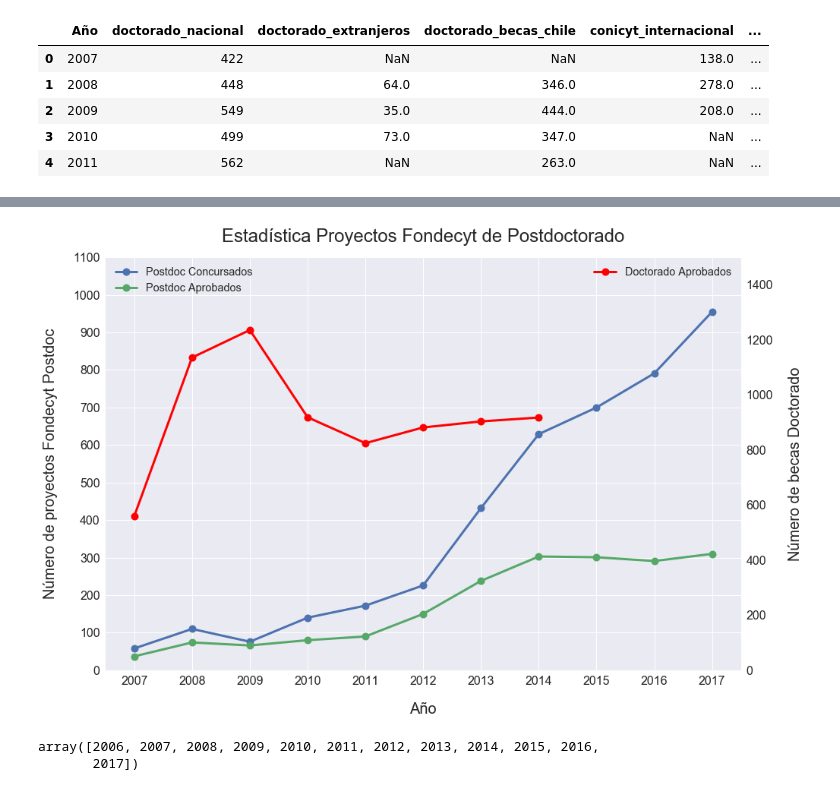
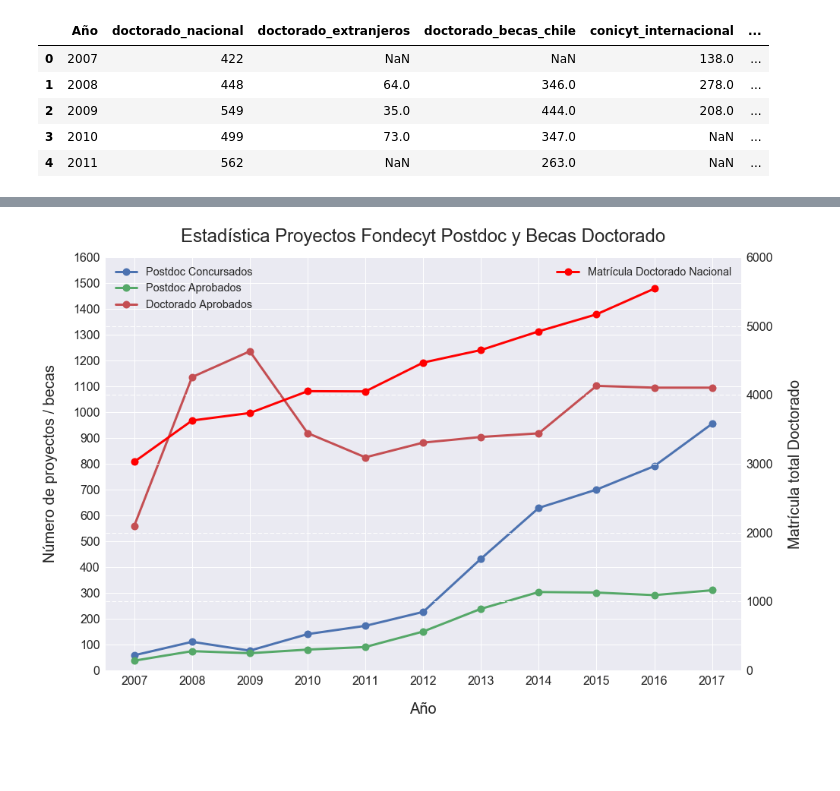
Before and after one commit to anipchile/conicyt, a Jupyter notebook: fondecyt/Analisis Fondecyt.ipynb, the cells around one changed output, grey strips where cells are left out. Cells and saved outputs as stored; diff of their text form; code cells hidden in the pictures; blank space fills up the shorter version.

Commit message:
Improved plots, better legend and grid

```diff
--- a/fondecyt/Analisis Fondecyt.ipynb
+++ b/fondecyt/Analisis Fondecyt.ipynb
@@ -36,9 +36,10 @@ fondecyt.head()
 | 3 | 2010 | 140 | 80 | 6856883.0 | 3959662 |
 | 4 | 2011 | 172 | 90 | 8686381.0 | 4662685 |
 # %%
-fondecyt=fondecyt_postdoc.rename(columns = {'año':'Año', 'n_concursados':'Concursados', 'n_aprobados':'Aprobados',
+fondecyt=fondecyt.rename(columns = {'año':'Año', 'n_concursados':'Concursados', 'n_aprobados':'Aprobados',
                                    'monto_solicitado':'Recursos solicitados', 'monto_aprobado':'Recursos aprobados'})
 fondecyt['Tasa de aprobación']=np.round(fondecyt['Aprobados']/fondecyt['Concursados']*100,decimals=1)
+fondecyt_postdoc=fondecyt.copy()
 fondecyt.head()
 # %% [output]
 |  | Año | Concursados | Aprobados | Recursos solicitados | Recursos aprobados | Tasa de aprobación |
@@ -119,5 +130,5 @@ fig.savefig('figures/estadistica_proyectos_fondecyt_iniciacion.pdf')
 # %%
-conicyt_doctorado = pd.read_csv('data/tabular/conicyt doctorado 2007-2014.csv')
+conicyt_doctorado = pd.read_csv('data/tabular/conicyt doctorado 2007-2017.csv')
 conicyt_doctorado.head()
 # %% [output]
 |  | año | doctorado_nacional | doctorado_extranjeros | doctorado_becas_chile | conicyt_internacional |
@@ -137,3 +148,6 @@ conicyt_doctorado.head()
 | 2 | 2009 | 549 | 35.0 | 444.0 | 208.0 | ... |
 | 3 | 2010 | 499 | 73.0 | 347.0 | NaN | ... |
 | 4 | 2011 | 562 | NaN | 263.0 | NaN | ... |
+# %%
+mineduc_doctorado=pd.read_csv("data/tabular/mineduc doctorado 2007-2017.csv")
+mineduc_doctorado.head()
@@ -139,0 +161,3 @@ conicyt_doctorado.head()
+# %%
+mineduc_doctorado=mineduc_doctorado.rename(columns = {'año':'Año', 'matriculados':'Matriculados'})
+mineduc_doctorado.head()
@@ -140,30 +171,27 @@ conicyt_doctorado.head()
 # %%
 fig, ax = plt.subplots(figsize=(15, 10))
 ax2 = ax.twinx()
 
 fondecyt_postdoc.plot(kind='line', x='Año', y='Concursados', marker='o', markersize=10, ax=ax, label='Postdoc Concursados')
 fondecyt_postdoc.plot(kind='line', x='Año', y='Aprobados', marker='o', markersize=10, ax=ax, label='Postdoc Aprobados')
-#ax.set_xlim([2006.5,2017.5])
-ax.set_ylim([0,1100])
-ax.yaxis.set_ticks(np.arange(0, 1200, 100))
+conicyt_doctorado.plot(kind='line', x='Año', y='Aprobados', marker='o', markersize=10, ax=ax, label='Doctorado Aprobados')
+ax.set_xlim([2006.5,2017.5])
+ax.set_ylim([0,1600])
+ax.yaxis.set_ticks(np.arange(0, 1700, 100))
 ax.legend(loc=2)
 
-conicyt_doctorado.plot(kind='line', x='Año', y='Aprobados', marker='o', markersize=10, color='red', grid=False, ax=ax2, label='Doctorado Aprobados')
-#fondecyt_postdoc.plot(kind='line', x='Año', y='Tasa de aprobación', color='red', grid=False, ax=ax2)
-ax2.set_ylim([0,1500])
+mineduc_doctorado.plot(kind='line', x='Año', y='Matriculados', marker='o', markersize=10, color='red', grid=True, ax=ax2, label='Matrícula Doctorado Nacional')
+ax2.set_ylim([0,6000])
 ax2.set_xlim([2006.5,2017.5])
 ax2.xaxis.set_ticks(np.arange(2007, 2018, 1))
+ax2.grid(linestyle='--')
 ax2.legend(loc=1)
 
-ax.set_title('Estadística Proyectos Fondecyt de Postdoctorado')
-ax.set_ylabel('Número de proyectos Fondecyt Postdoc')
-ax2.set_ylabel('Número de becas Doctorado')
+ax.set_title('Estadística Proyectos Fondecyt Postdoc y Becas Doctorado')
+ax.set_ylabel('Número de proyectos / becas')
+ax2.set_ylabel('Matrícula total Doctorado')
 
 fig.savefig('figures/estadistica_fondecyt_postdoc-conicyt_doctorado.pdf')
+fig.savefig('figures/estadistica_fondecyt_postdoc-conicyt_doctorado.png')
 # %% [output]
-[figure, old version]
+[figure, new version]
-# %%
-np.arange(2006, 2018, 1)
-# %% [output]
-array([2006, 2007, 2008, 2009, 2010, 2011, 2012, 2013, 2014, 2015, 2016,
-       2017])
```
Also changed, not shown: parts of 8 cells of this notebook, 12 other files.
